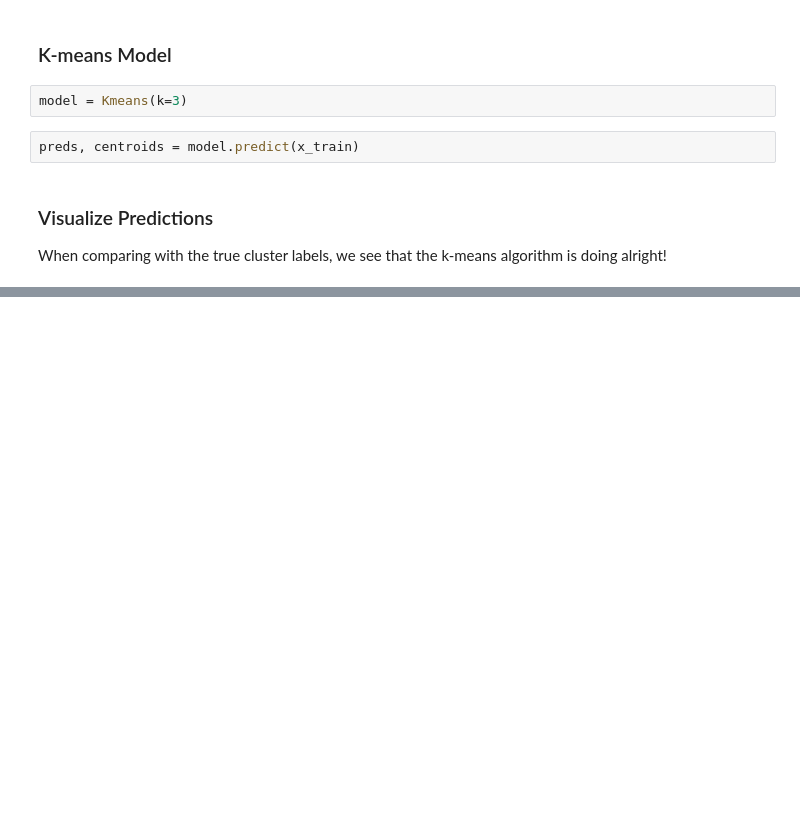
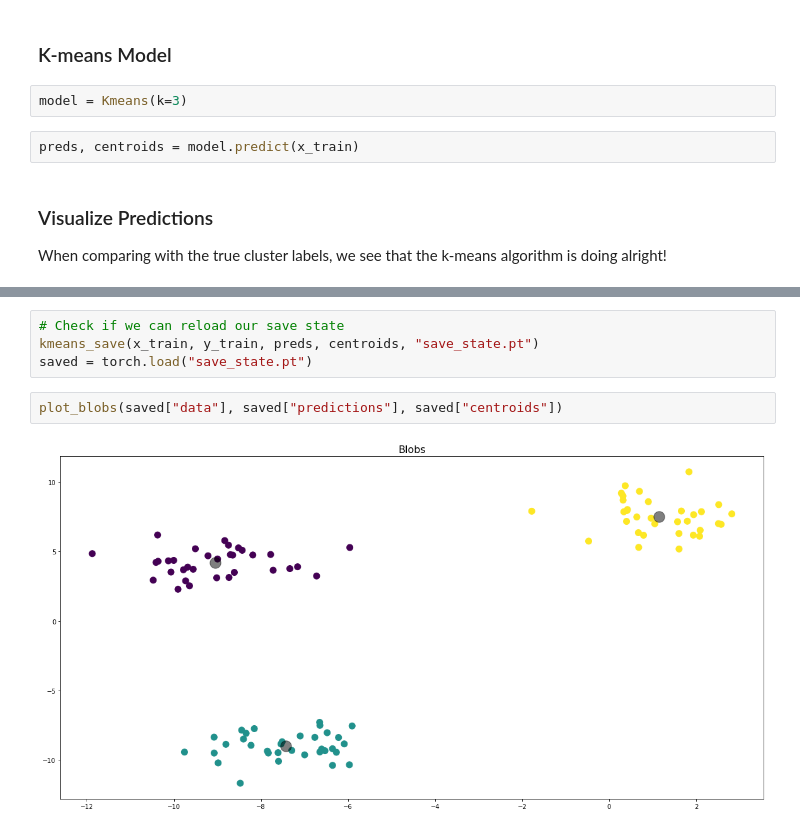
Before and after one commit to DSE512/twelve, a Jupyter notebook: examples/module_03_kmeans/kmeans.ipynb, the cells around one changed output, grey strips where cells are left out. Saved outputs shown, nothing was run; the diff lists cells and outputs as text; blank space fills up the shorter version.

Commit message:
Add a way to save results

```diff
--- a/examples/module_03_kmeans/kmeans.ipynb
+++ b/examples/module_03_kmeans/kmeans.ipynb
@@ -49,0 +60,8 @@ plot_blobs(x_train, y_train)
+# %%
+# Check if we can reload our save state
+kmeans_save(x_train, y_train, preds, centroids, "save_state.pt")
+saved = torch.load("save_state.pt")
+# %%
+plot_blobs(saved["data"], saved["predictions"], saved["centroids"])
+# %% [output]
+[figure, added]
```
Also changed, not shown: parts of 5 cells of this notebook, 1 other file.
